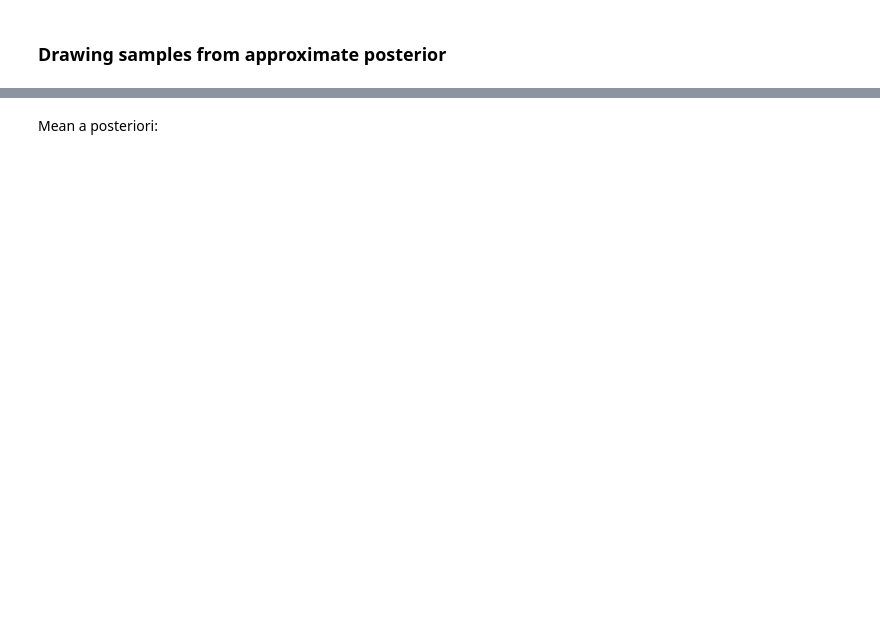
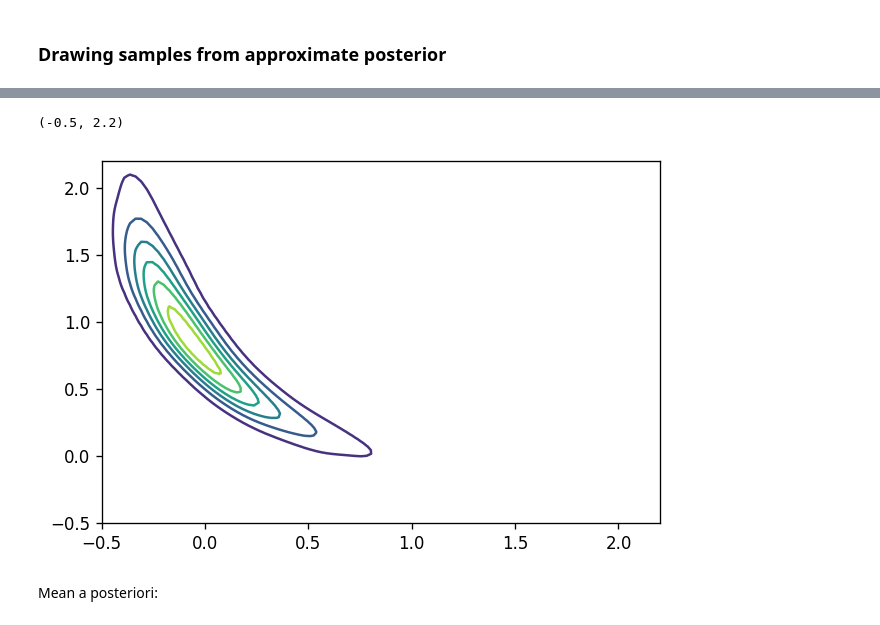
Before and after one commit to MeasureTransport/SIAMannual22, a Jupyter notebook: tutorial_code_AN22.ipynb, the cells around one changed output, grey strips where cells are left out. Saved outputs shown, nothing was run; the diff lists cells and outputs as text; code cells hidden in the pictures; blank space fills up the shorter version.

```diff
--- a/tutorial_code_AN22.ipynb
+++ b/tutorial_code_AN22.ipynb
@@ -672,3 +707,21 @@ plt.show()
+# %%
+Ngrid = 100
+x = np.linspace(-0.5, 2.2, Ngrid)
+y = np.linspace(-0.5, 2.2, Ngrid)
+X, Y = np.meshgrid(x, y)
+
+positions = np.vstack([X.ravel(), Y.ravel()])
+
+kernel = scipy.stats.gaussian_kde(Xpost)
+f = np.reshape(kernel(positions).T, xx.shape)
+
+fig,ax = plt.subplots()
+cfset = ax.contour(X, Y, f)
+ax.set_xlim((-0.5,2.2))
+ax.set_ylim((-0.5,2.2))
+# %% [output]
+(-0.5, 2.2)
+[figure, added]
 # %% [markdown]
 Mean a posteriori:
 # %%
```
Also changed, not shown: parts of 27 cells of this notebook.
